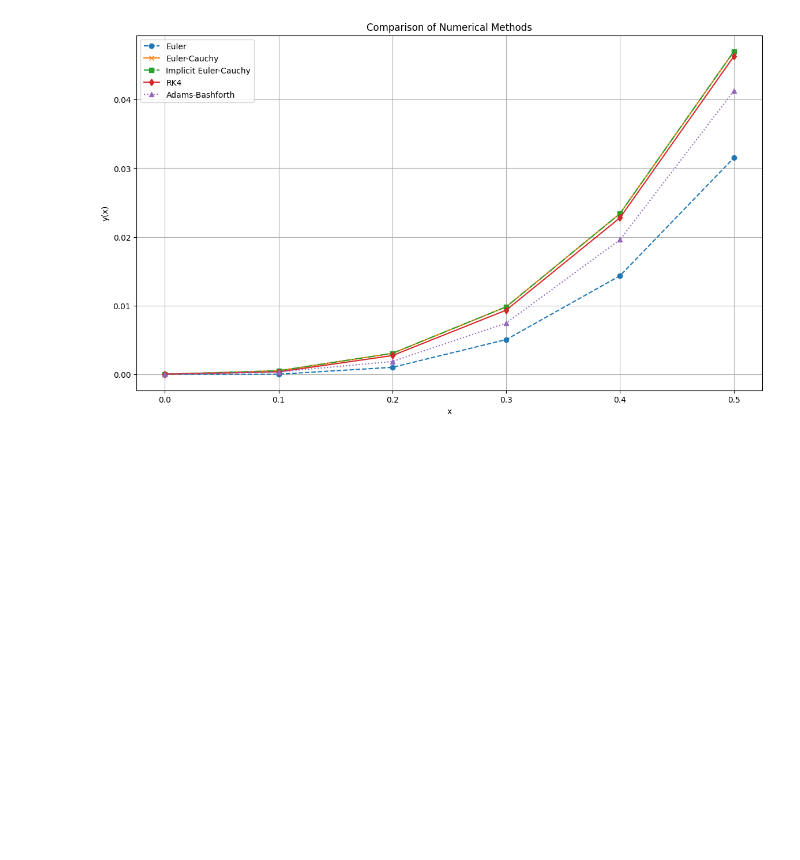
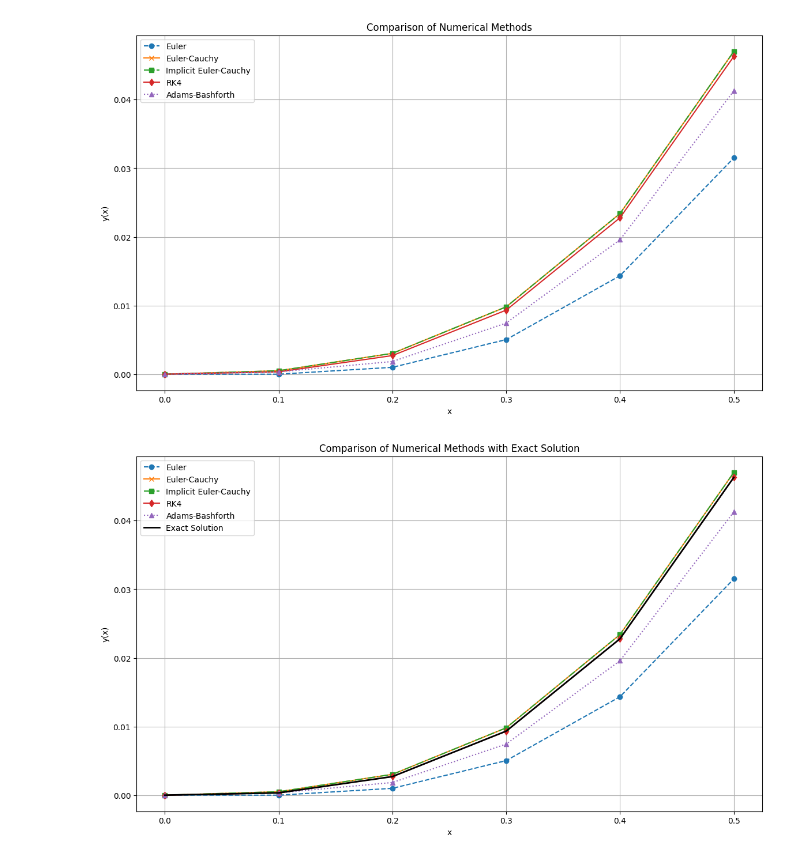
Before and after one commit to etietopabraham/Numerical-ODE-Solver, a Jupyter notebook: Numerical_ODE_Solver.ipynb, the cells around one changed output. Saved outputs shown, nothing was run; the diff lists cells and outputs as text; code cells hidden in the pictures; blank space fills up the shorter version.

```diff
--- a/Numerical_ODE_Solver.ipynb
+++ b/Numerical_ODE_Solver.ipynb
@@ -214,3 +215,33 @@ plt.grid(True)
 plt.show()
 # %% [output]
 [figure]
+# %%
+# Define the exact solution
+def exact_solution(x):
+    return np.tan(x) - x
+# %%
+# Generate x values and compute the exact solution values
+x_values = np.arange(0, 0.5 + 0.1, 0.1)  # x values from 0 to 0.5 with a step of 0.1
+exact_y_values = exact_solution(x_values)
+# %%
+# Plot the results for all methods and the exact solution
+plt.figure(figsize=(14, 8))
+
+# Numerical methods
+plt.plot(df_euler['x'], df_euler['y(x)'], label='Euler', marker='o', linestyle='--')
+plt.plot(df_euler_cauchy['x'], df_euler_cauchy['y(x)'], label='Euler-Cauchy', marker='x', linestyle='-')
+plt.plot(df_implicit_euler_cauchy['x'], df_implicit_euler_cauchy['y(x)'], label='Implicit Euler-Cauchy', marker='s', linestyle='-.')
+plt.plot(df_rk4['x'], df_rk4['y(x)'], label='RK4', marker='d', linestyle='-')
+plt.plot(df_adams_bashforth['x'], df_adams_bashforth['y(x)'], label='Adams-Bashforth', marker='^', linestyle=':')
+
+# Exact solution
+plt.plot(x_values, exact_y_values, label='Exact Solution', color='black', linewidth=2)
+
+plt.xlabel('x')
+plt.ylabel('y(x)')
+plt.title('Comparison of Numerical Methods with Exact Solution')
+plt.legend()
+plt.grid(True)
+plt.show()
+# %% [output]
+[figure, added]
```
Also changed, not shown: parts of 1 cell of this notebook.
